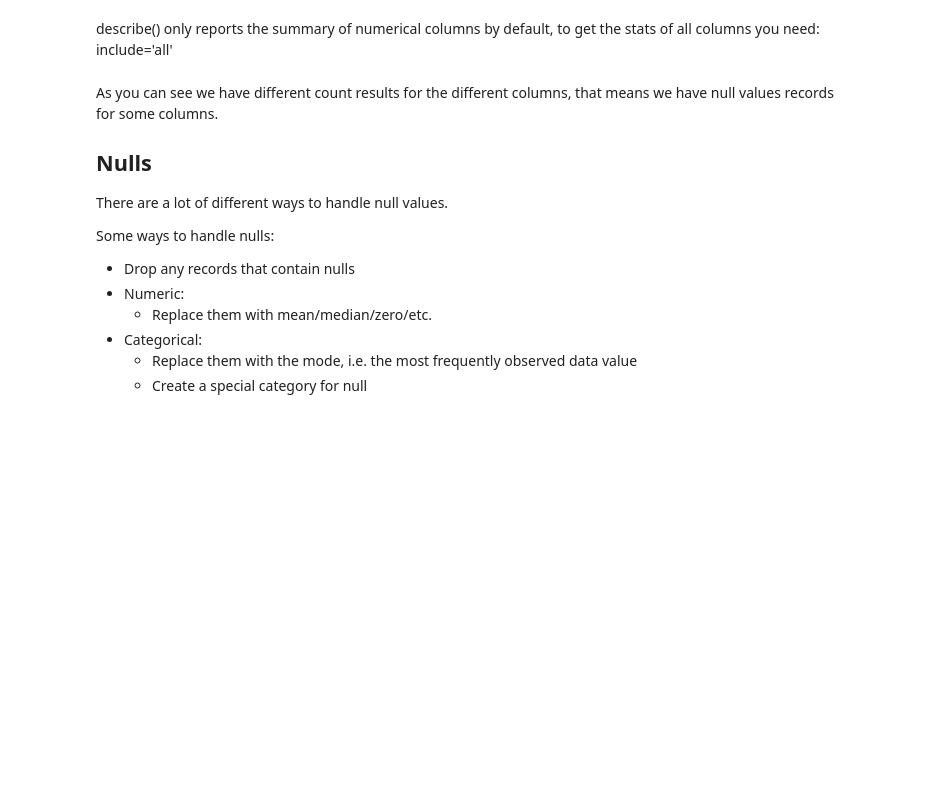
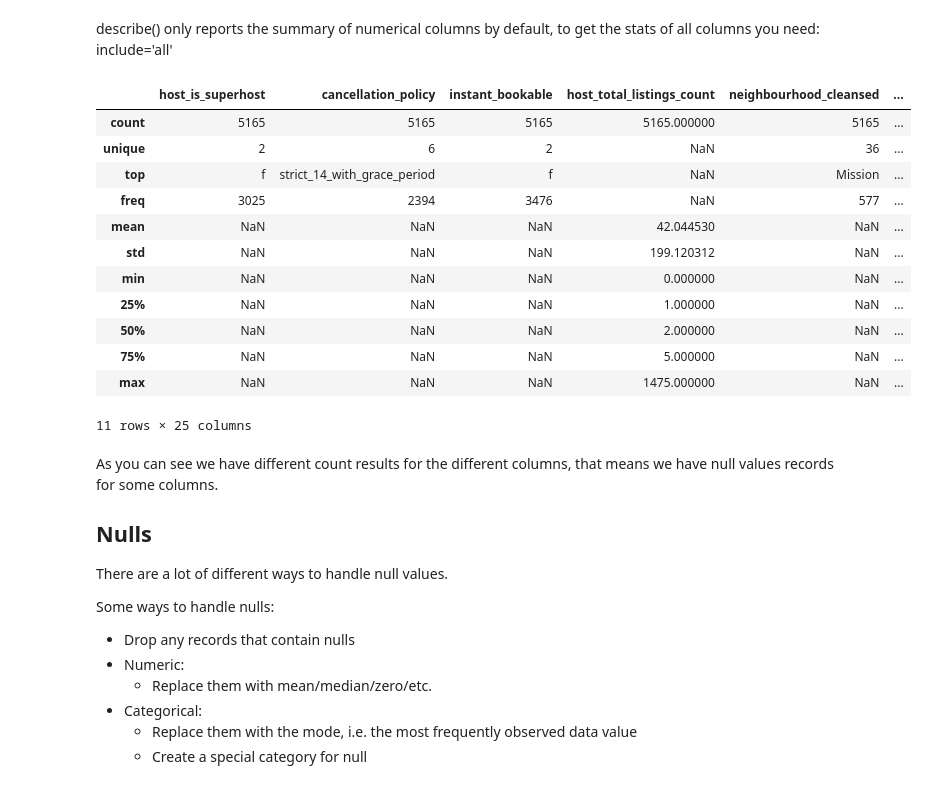
Before and after one commit to mbbatukan/mbbatukan.github.io, a Jupyter notebook: _assets/project_files/data_wrangling_with_julia/source/DataPrepHandsOn.ipynb, the cells around one changed output. Drawn from its saved outputs; the diff is of its cells as text; code cells hidden in the pictures; blank space fills up the shorter version.

```diff
--- a/_assets/project_files/data_wrangling_with_julia/source/DataPrepHandsOn.ipynb
+++ b/_assets/project_files/data_wrangling_with_julia/source/DataPrepHandsOn.ipynb
@@ -199,7 +258,21 @@ describe() only reports the summary of numerical columns by default, to get the
 # %%
 #get the stats of all columns
 
-fixedPriceDF.describe(include='all')
+df_cleaned.describe(include='all')
+# %% [output]
+|  | host_is_superhost | cancellation_policy | instant_bookable | host_total_listings_count | neighbourhood_cleansed | ... |
+| count | 5165 | 5165 | 5165 | 5165.000000 | 5165 | ... |
+| unique | 2 | 6 | 2 | NaN | 36 | ... |
+| top | f | strict_14_with_grace_period | f | NaN | Mission | ... |
+| freq | 3025 | 2394 | 3476 | NaN | 577 | ... |
+| mean | NaN | NaN | NaN | 42.044530 | NaN | ... |
+| std | NaN | NaN | NaN | 199.120312 | NaN | ... |
+| min | NaN | NaN | NaN | 0.000000 | NaN | ... |
+| 25% | NaN | NaN | NaN | 1.000000 | NaN | ... |
+| 50% | NaN | NaN | NaN | 2.000000 | NaN | ... |
+| 75% | NaN | NaN | NaN | 5.000000 | NaN | ... |
+| max | NaN | NaN | NaN | 1475.000000 | NaN | ... |
+11 rows × 25 columns
 # %% [markdown]
 As you can see we have different count results for the different columns, that means we have null values records for some columns.
 
```
Also changed, not shown: parts of 30 cells of this notebook, 3 other files.
